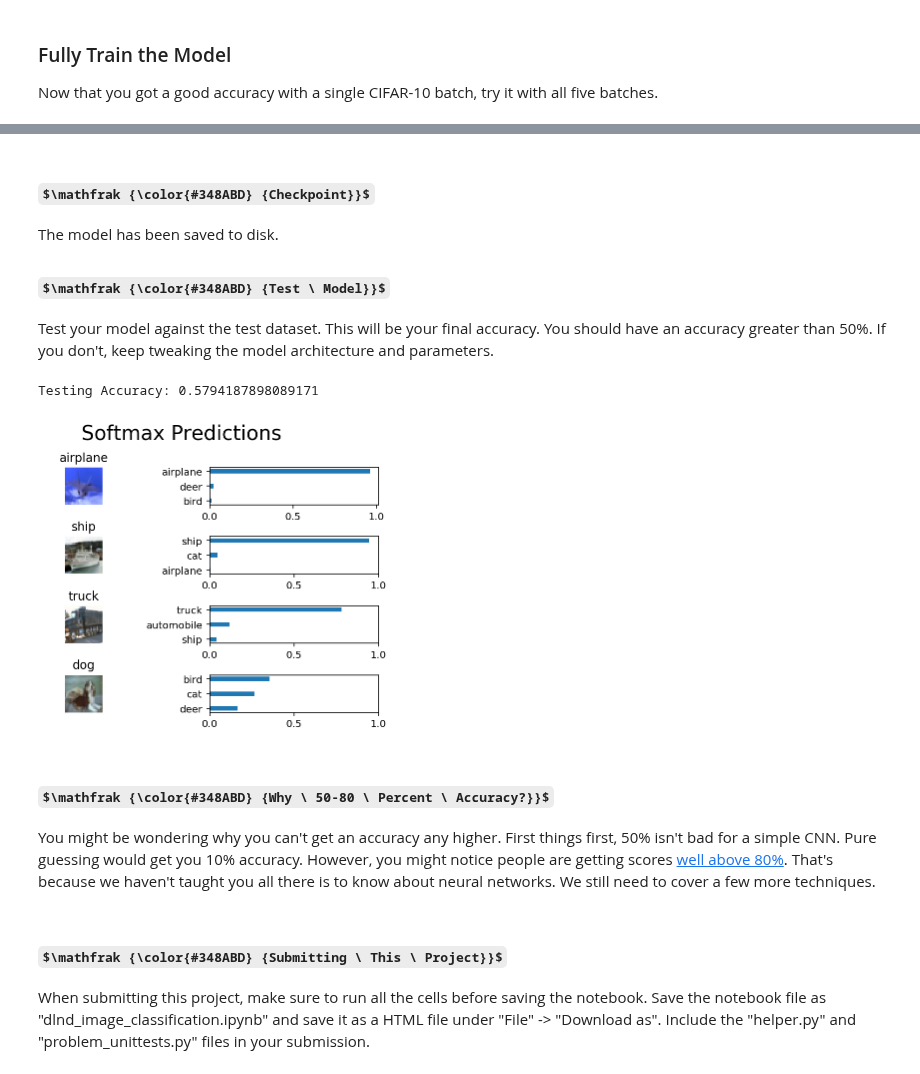
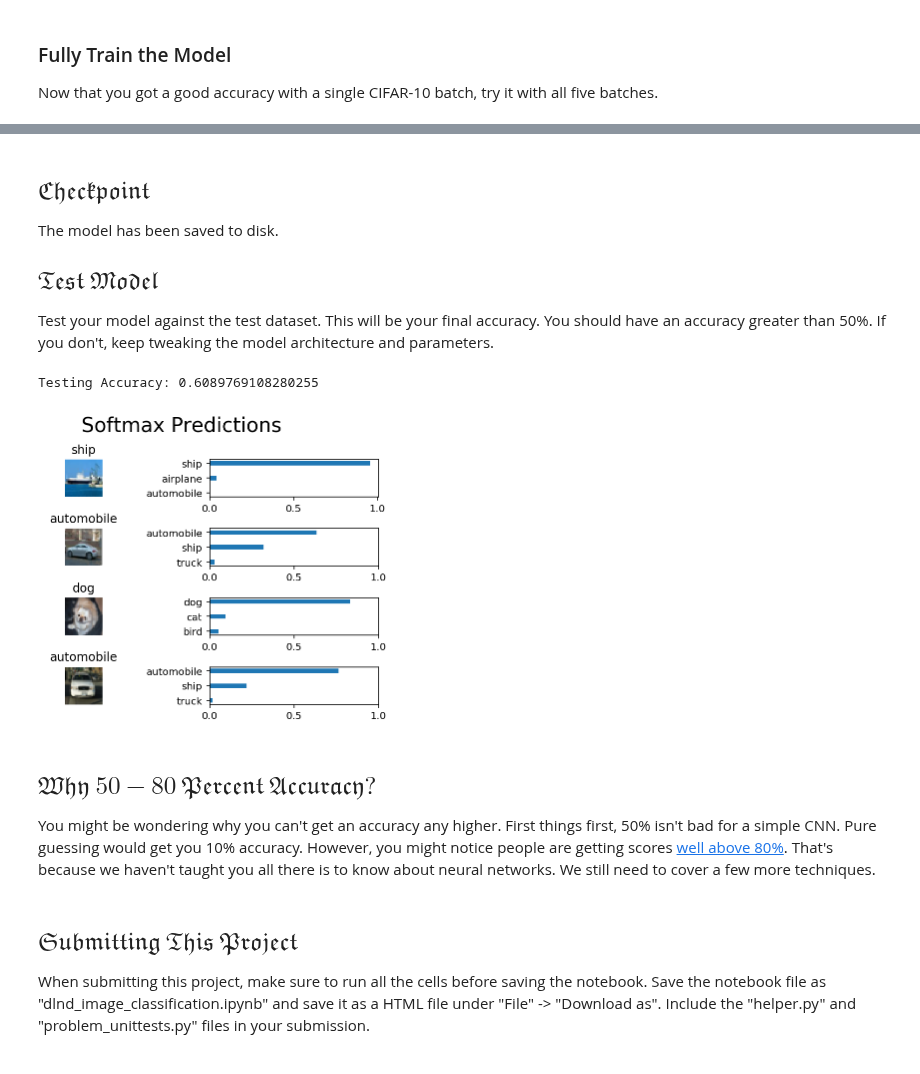
Before and after one commit to OlgaBelitskaya/deep_learning_nanodegree_nd101, a Jupyter notebook: Deep_Learning_ND_P2/DL_ND_P2_V0.ipynb, the cells around one changed output, grey strips where cells are left out. Cells and saved outputs as stored; diff of their text form; code cells hidden in the pictures; some formulas as TeX source.

```diff
--- a/Deep_Learning_ND_P2/DL_ND_P2_V0.ipynb
+++ b/Deep_Learning_ND_P2/DL_ND_P2_V0.ipynb
@@ -648,11 +651,11 @@ def conv2d_maxpool(x_tensor, conv_num_outputs, conv_ksize, conv_strides, pool_ks
     layer1_weights = weight_variable([conv_ksize[0], conv_ksize[1], x_tensor.shape[3].value, conv_num_outputs])
     layer1_biases = bias_variable([conv_num_outputs])
 
-    layer2_weights = weight_variable([conv_ksize[0], conv_ksize[1], conv_num_outputs, conv_num_outputs])
-    layer2_biases = bias_variable([conv_num_outputs])
+#    layer2_weights = weight_variable([conv_ksize[0], conv_ksize[1], conv_num_outputs, conv_num_outputs])
+#    layer2_biases = bias_variable([conv_num_outputs])
 
-    layer3_weights = weight_variable([conv_ksize[0], conv_ksize[1], conv_num_outputs, conv_num_outputs])
-    layer3_biases = bias_variable([conv_num_outputs])
+#    layer3_weights = weight_variable([conv_ksize[0], conv_ksize[1], conv_num_outputs, conv_num_outputs])
+#    layer3_biases = bias_variable([conv_num_outputs])
 
     def conv2d(x, W):
         return tf.nn.conv2d(x, W, strides=[1, conv_strides[0], conv_strides[1], 1], padding='SAME')
@@ -716,14 +719,13 @@ def fully_conn(x_tensor, num_outputs):
     : return: A 2-D tensor where the second dimension is num_outputs.
     """
     # TODO: Implement Function
-#    W1 = tf.Variable(tf.truncated_normal([x_tensor.shape[1].value, 64]))
-#    b1 = tf.Variable(tf.truncated_normal([64]))
-    W2 = tf.Variable(tf.truncated_normal([x_tensor.shape[1].value, num_outputs], stddev=0.04))
-    b2 = tf.Variable(tf.truncated_normal([num_outputs], stddev=0.04))
+#    W = tf.Variable(tf.truncated_normal([x_tensor.shape[1].value, 64]))
+#    b = tf.Variable(tf.truncated_normal([64]))
+    W = tf.Variable(tf.truncated_normal([x_tensor.shape[1].value, num_outputs], stddev=0.04))
+    b = tf.Variable(tf.truncated_normal([num_outputs], stddev=0.04))
 
-#    hidden1 = tf.nn.relu(tf.add(tf.matmul(x_tensor, W1), b1))
-    hidden2 = tf.nn.relu(tf.add(tf.matmul(x_tensor, W2), b2))
-    return hidden2
+    hidden = tf.nn.relu(tf.add(tf.matmul(x_tensor, W), b))
+    return hidden
 
 """
 DON'T MODIFY ANYTHING IN THIS CELL THAT IS BELOW THIS LINE
@@ -779,8 +781,10 @@ def conv_net(x, keep_prob):
     #    Play around with different number of outputs, kernel size and stride
     # Function Definition from Above:
     #    conv2d_maxpool(x_tensor, conv_num_outputs, conv_ksize, conv_strides, pool_ksize, pool_strides)
-    x_tensor = conv2d_maxpool(x, conv_num_outputs=32, conv_ksize=(2, 2), conv_strides=(5, 5),
-                               pool_ksize=(2, 2), pool_strides=(2, 2))
+    x_tensor = conv2d_maxpool(x, conv_num_outputs=32, conv_ksize=(5, 5), conv_strides=(5, 5),
+                              pool_ksize=(2, 2), pool_strides=(2, 2))
+#     x_tensor = conv2d_maxpool(x, conv_num_outputs=64, conv_ksize=(3, 3), conv_strides=(3, 3),
+#                               pool_ksize=(2, 2), pool_strides=(2, 2))
 
     # TODO: Apply a Flatten Layer
     # Function Definition from Above:
@@ -793,8 +797,11 @@ def conv_net(x, keep_prob):
     # Function Definition from Above:
     #   fully_conn(x_tensor, num_outputs)
 
-    x_tensor = fully_conn(x_tensor, 1000)
+    x_tensor = fully_conn(x_tensor, 1024)
     x_tensor = tf.nn.dropout(x_tensor, keep_prob)
+    x_tensor = fully_conn(x_tensor, 512)
+    x_tensor = tf.nn.dropout(x_tensor, keep_prob)
+
 
     # TODO: Apply an Output Layer
     #    Set this to the number of classes
@@ -903,7 +910,7 @@ hide_code
 # TODO: Tune Parameters
 epochs = 30
 batch_size = 64
-keep_probability = 0.77
+keep_probability = 0.5
 # %% [markdown]
 ### Train on a Single CIFAR-10 Batch
 Instead of training the neural network on all the CIFAR-10 batches of data, let's use a single batch. This should save time while you iterate on the model to get a better accuracy.  Once the final validation accuracy is 50% or greater, run the model on all the data in the next section.
@@ -991,7 +998,7 @@ Epoch 30, CIFAR-10 Batch 5:  cost: 0.3211, accuracy: 57.76%
 # %% [markdown]
-## $\mathfrak {\color{#348ABD} {Checkpoint}}$
+## $\mathfrak {Checkpoint}$
 The model has been saved to disk.
-## $\mathfrak {\color{#348ABD} {Test \ Model}}$
+## $\mathfrak {Test \ Model}$
 Test your model against the test dataset.  This will be your final accuracy. You should have an accuracy greater than 50%. If you don't, keep tweaking the model architecture and parameters.
 # %%
 hide_code
@@ -1022,39 +1029,40 @@ def test_model():
         loader = tf.train.import_meta_graph(save_model_path + '.meta')
         loader.restore(sess, save_model_path)
 
         # Get Tensors from loaded model
         loaded_x = loaded_graph.get_tensor_by_name('x:0')
         loaded_y = loaded_graph.get_tensor_by_name('y:0')
         loaded_keep_prob = loaded_graph.get_tensor_by_name('keep_prob:0')
         loaded_logits = loaded_graph.get_tensor_by_name('logits:0')
         loaded_acc = loaded_graph.get_tensor_by_name('accuracy:0')
 
         # Get accuracy in batches for memory limitations
         test_batch_acc_total = 0
         test_batch_count = 0
 
         for test_feature_batch, test_label_batch in batch_features_labels(test_features, test_labels, batch_size):
             test_batch_acc_total += sess.run(
                 loaded_acc,
                 feed_dict={loaded_x: test_feature_batch, loaded_y: test_label_batch, loaded_keep_prob: 1.0})
             test_batch_count += 1
 
         print('Testing Accuracy: {}\n'.format(test_batch_acc_total/test_batch_count))
 
         # Print Random Samples
-        random_test_features, random_test_labels = tuple(zip(*random.sample(list(zip(test_features, test_labels)), n_samples)))
+        random_test_features, random_test_labels = tuple(zip(*random.sample(list(zip(test_features, test_labels)),
+                                                                            n_samples)))
         random_test_predictions = sess.run(
             tf.nn.top_k(tf.nn.softmax(loaded_logits), top_n_predictions),
             feed_dict={loaded_x: random_test_features, loaded_y: random_test_labels, loaded_keep_prob: 1.0})
         display_image_predictions(random_test_features, random_test_labels, random_test_predictions)
 
 test_model()
 # %% [output]
-Testing Accuracy: 0.5794187898089171
+Testing Accuracy: 0.6089769108280255
-[figure, old version]
+[figure, new version]
 # %% [markdown]
-## $\mathfrak {\color{#348ABD} {Why \ 50-80 \ Percent \ Accuracy?}}$
+## $\mathfrak {Why \ 50-80 \ Percent \ Accuracy?}$
 You might be wondering why you can't get an accuracy any higher. First things first, 50% isn't bad for a simple CNN.  Pure guessing would get you 10% accuracy. However, you might notice people are getting scores [well above 80%](http://rodrigob.github.io/are_we_there_yet/build/classification_datasets_results.html#43494641522d3130).  That's because we haven't taught you all there is to know about neural networks. We still need to cover a few more techniques.
 # %% [markdown]
-## $\mathfrak {\color{#348ABD} {Submitting \ This \ Project}}$
+## $\mathfrak {Submitting \ This \ Project}$
 When submitting this project, make sure to run all the cells before saving the notebook.  Save the notebook file as "dlnd_image_classification.ipynb" and save it as a HTML file under "File" -> "Download as".  Include the "helper.py" and "problem_unittests.py" files in your submission.
```
Also changed, not shown: parts of 11 cells of this notebook.
